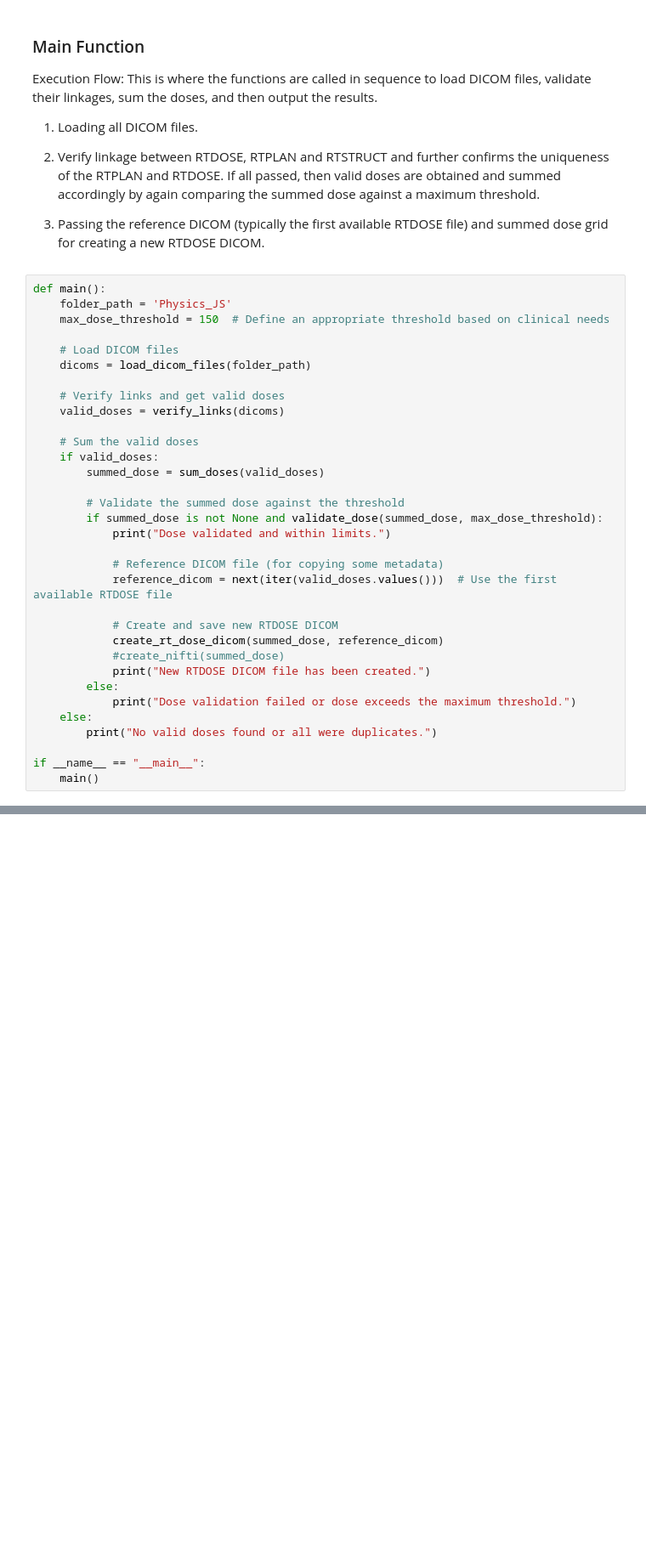
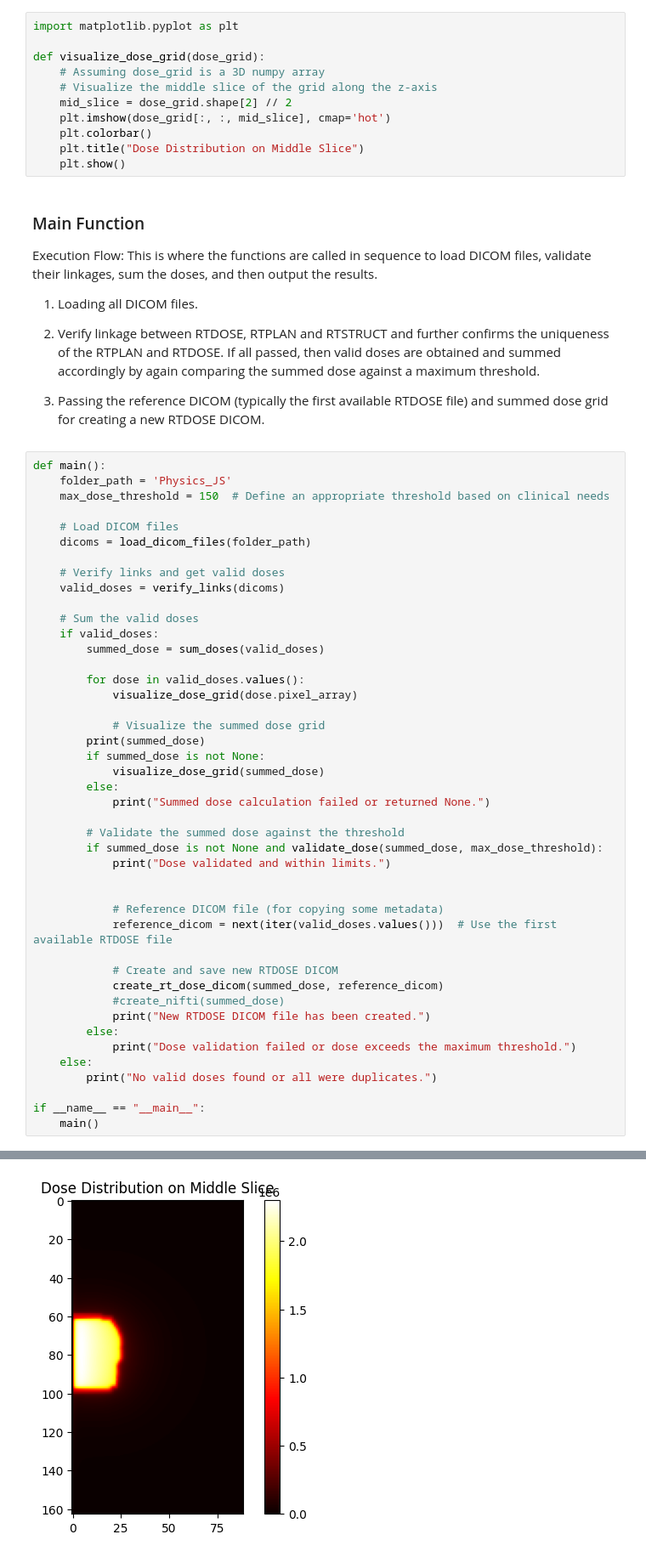
Before and after one commit to AustralianCancerDataNetwork/pydicer, a Jupyter notebook: Multi dose-grids/select-combine-multi-dose-grids.ipynb, the cells around one changed output, grey strips where cells are left out. Shown at 85% size. Drawn from its saved outputs; the diff is of its cells as text; blank space fills up the shorter version.

Commit message:
Made changes to multi dose grid conversion handling

```diff
--- a/Multi dose-grids/select-combine-multi-dose-grids.ipynb
+++ b/Multi dose-grids/select-combine-multi-dose-grids.ipynb
@@ -265,3 +253,14 @@ def create_nifti(summed_dose):
+# %%
+import matplotlib.pyplot as plt
+
+def visualize_dose_grid(dose_grid):
+    # Assuming dose_grid is a 3D numpy array
+    # Visualize the middle slice of the grid along the z-axis
+    mid_slice = dose_grid.shape[2] // 2
+    plt.imshow(dose_grid[:, :, mid_slice], cmap='hot')
+    plt.colorbar()
+    plt.title("Dose Distribution on Middle Slice")
+    plt.show()
 # %% [markdown]
 ### Main Function
 
@@ -287,9 +286,20 @@ def main():
     if valid_doses:
         summed_dose = sum_doses(valid_doses)
 
+        for dose in valid_doses.values():
+            visualize_dose_grid(dose.pixel_array)
+
+            # Visualize the summed dose grid
+        print(summed_dose)
+        if summed_dose is not None:
+            visualize_dose_grid(summed_dose)
+        else:
+            print("Summed dose calculation failed or returned None.")
+
         # Validate the summed dose against the threshold
         if summed_dose is not None and validate_dose(summed_dose, max_dose_threshold):
             print("Dose validated and within limits.")
+
 
             # Reference DICOM file (for copying some metadata)
             reference_dicom = next(iter(valid_doses.values()))  # Use the first available RTDOSE file
@@ -325,0 +339 @@ New RTDOSE DICOM file has been created.
+[figure, added]
```
Also changed, not shown: parts of 4 cells of this notebook.
